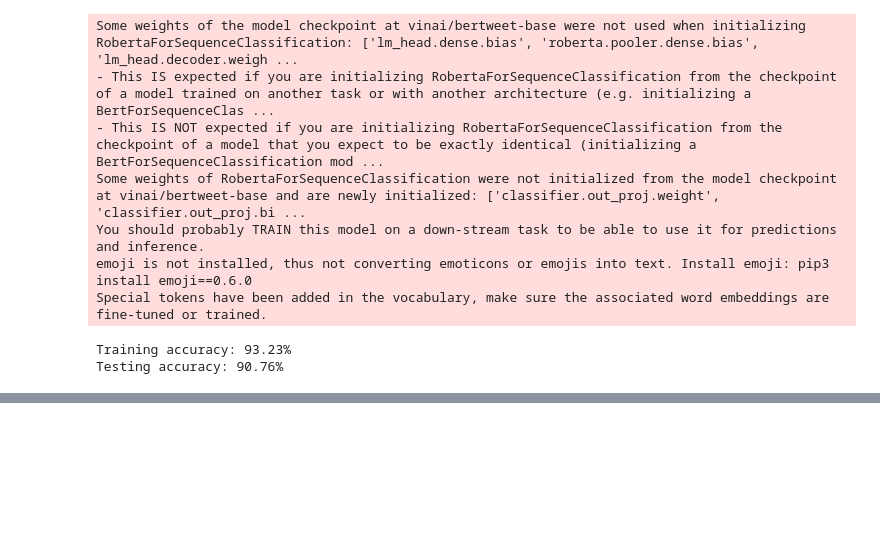
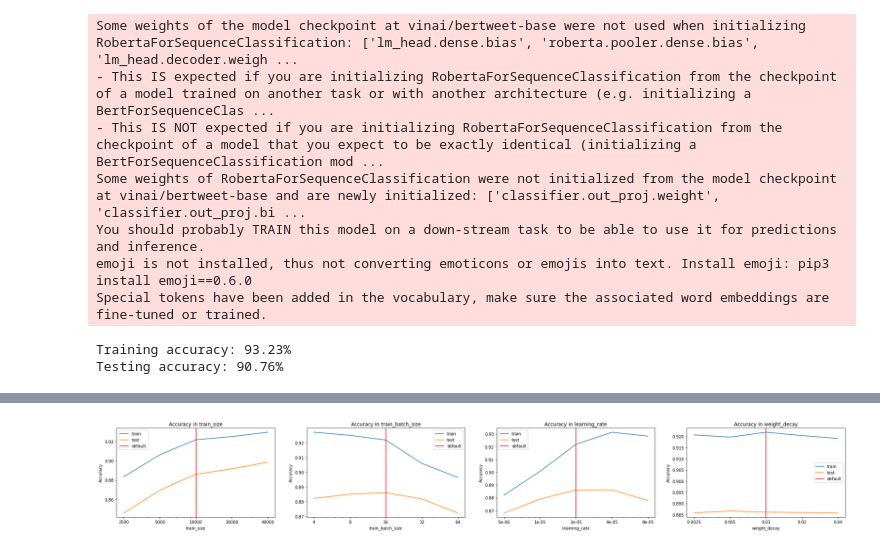
Before and after one commit to johannes-weidenfeller/CIL-2022, a Jupyter notebook: main.ipynb, the cells around one changed output, grey strips where cells are left out. Saved outputs shown, nothing was run; the diff lists cells and outputs as text; code cells hidden in the pictures; blank space fills up the shorter version.

Commit message:
preprocessing, ensembling, sensitivity analysis

```diff
--- a/main.ipynb
+++ b/main.ipynb
@@ -59,0 +76,31 @@ Testing accuracy: 80.04%
+# %%
+# sensitivity analysis
+
+RUN_SENSITIVITY_ANALYSIS = False
+
+default_config = {
+    'manual_seed': 69,
+    'num_train_epochs': 1,
+    'train_batch_size': 16,
+    'learning_rate': 2e-5,
+    'dropout': 0.1,
+    'weight_decay': 0.01,
+    'warmup_ratio': 0.1,
+    'optimizer': 'AdamW',
+    'overwrite_output_dir': True
+}
+sensitivity_params = {
+    'train_size': [2500, 5000, 10000, 20000, 40000],
+    'train_batch_size': [4, 8, 16, 32, 64],
+    'learning_rate': [5e-6, 1e-5, 2e-5, 4e-5, 8e-5],
+    'weight_decay': [0.0025, 0.005, 0.01, 0.02, 0.04]
+}
+default_n = 10000
+
+if RUN_SENSITIVITY_ANALYSIS:
+    for param_name, param_values in sensitivity_params.items():
+        helpers.sensitivity_analysis(BertweetClassifier, default_config, param_name, param_values, default_n)
+
+helpers.plot_sensitivity_analysis_results(sensitivity_params)
+# %% [output]
+[figure, added]
```
Also changed, not shown: parts of 6 cells of this notebook, 3 other files.
